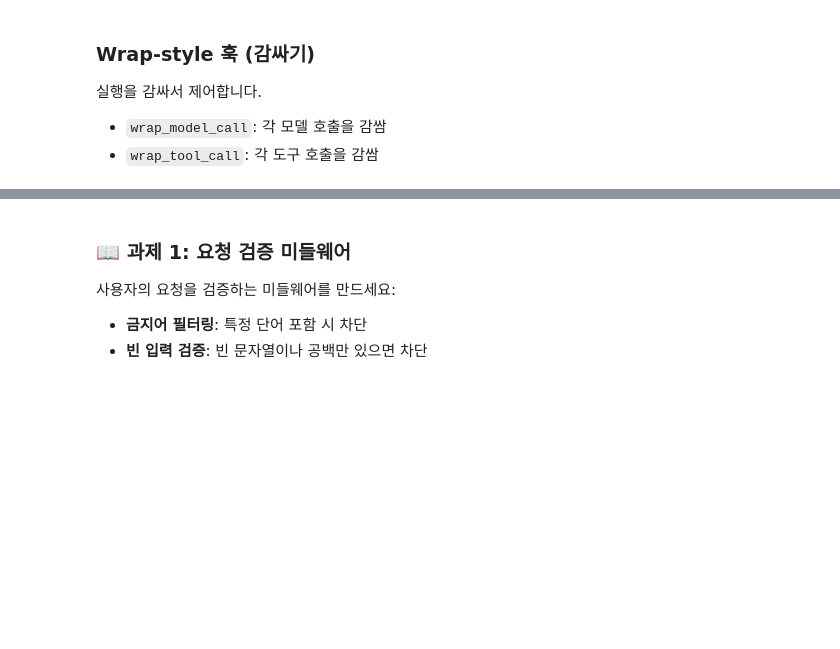
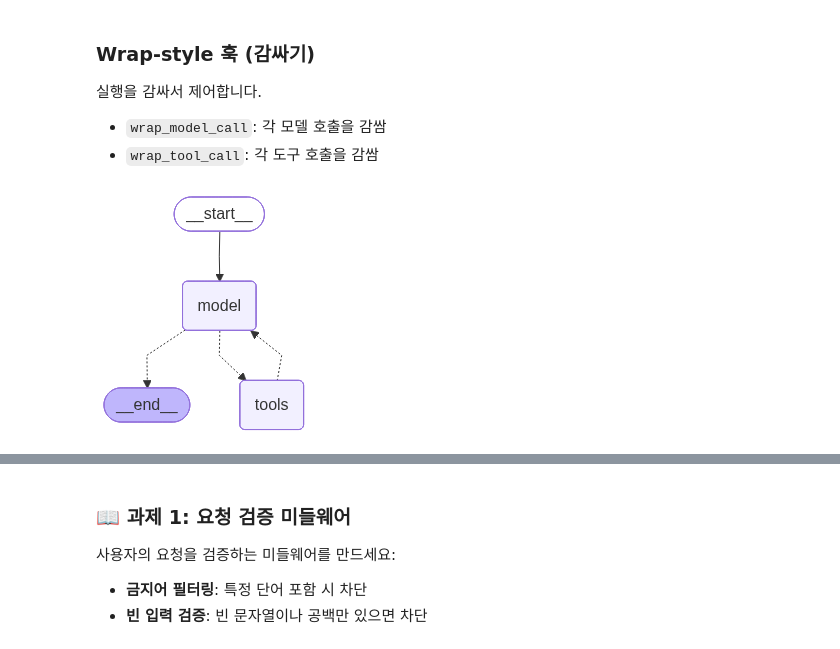
Before and after one commit to gongwon-nayeon/sk-rag-aiagent, a Jupyter notebook: Day3/03_custom_middleware.ipynb, the cells around one changed output, grey strips where cells are left out. Saved outputs shown, nothing was run; the diff lists cells and outputs as text; code cells hidden in the pictures; blank space fills up the shorter version.

```diff
--- a/Day3/03_custom_middleware.ipynb
+++ b/Day3/03_custom_middleware.ipynb
@@ -301,6 +310,10 @@ retry_agent_basic = create_agent(
     tools=[calculator],
     middleware=[route_model, log_tool_call],
 )
+# %%
+retry_agent_basic
+# %% [output]
+[figure, added]
 # %%
 response = retry_agent_basic.invoke(
     {"messages": [{"role": "user", "content": "25 * 4가 뭐야?"}]}
```
Also changed, not shown: parts of 18 cells of this notebook.
